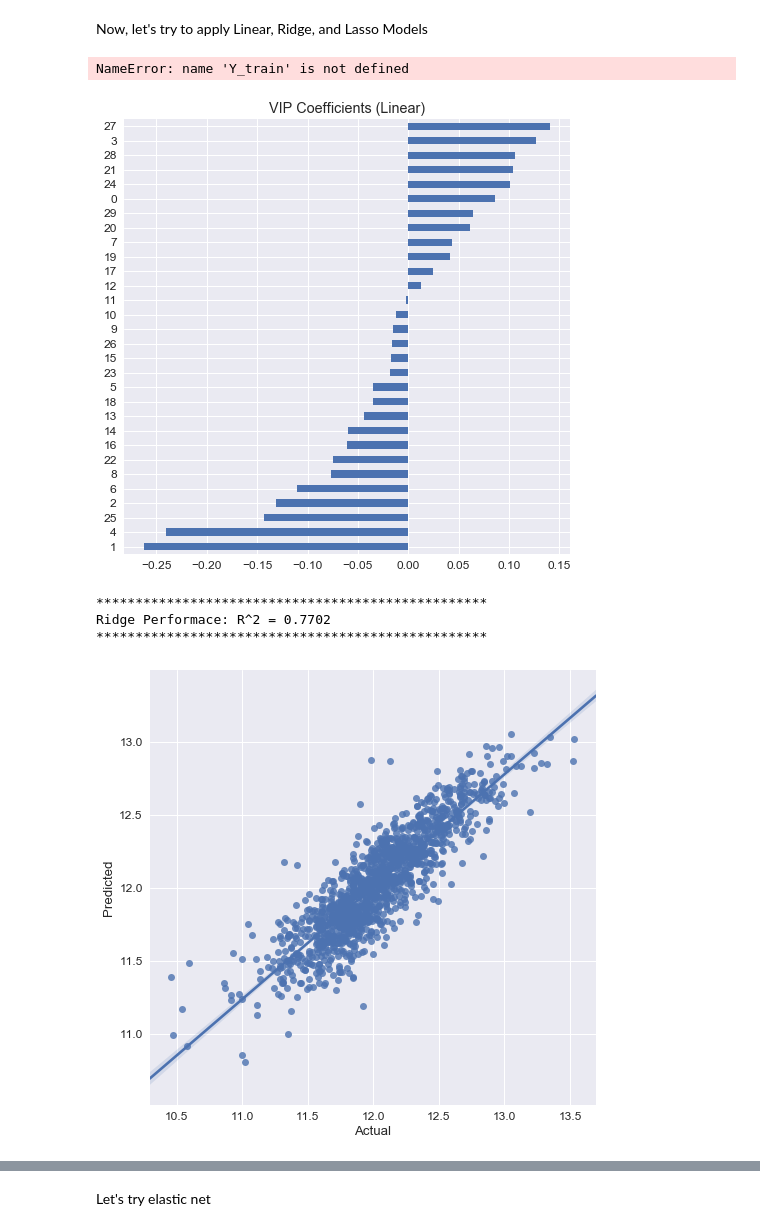
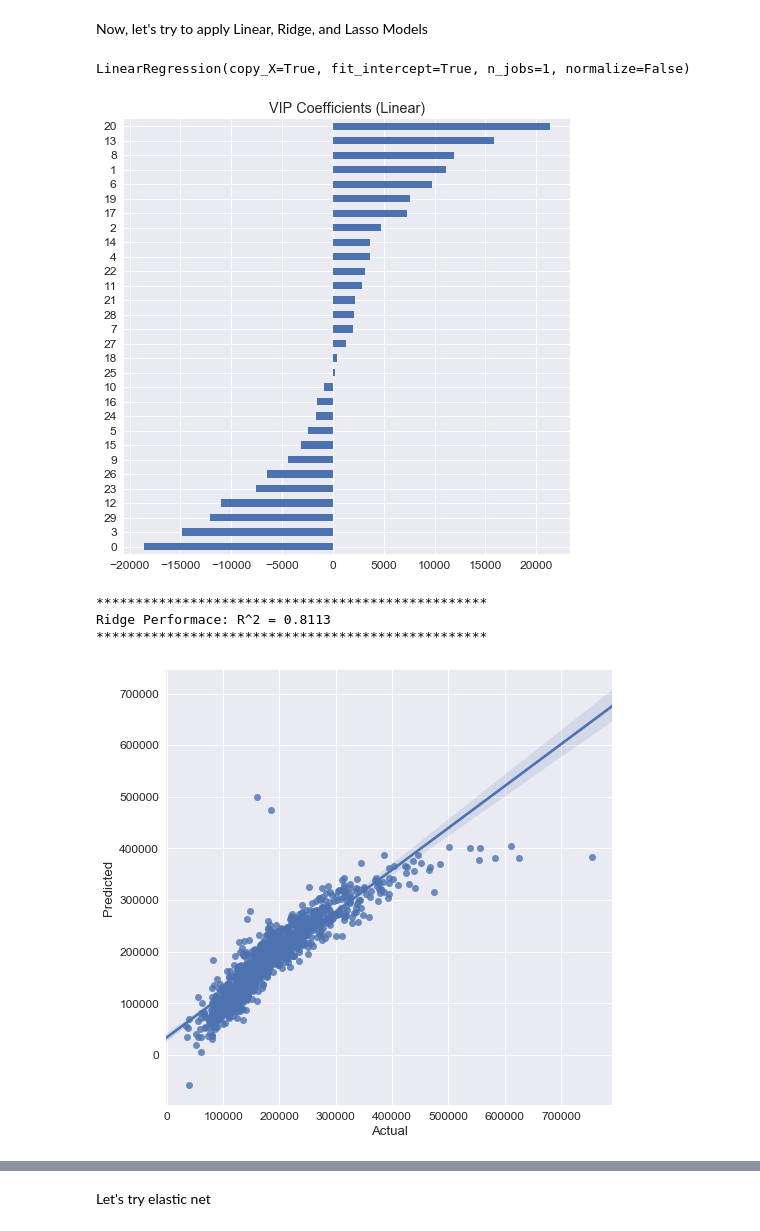
Before and after one commit to reflexiveprophecy/Kaggle_Predict_Ames_Iowa_Housing_Prices, a Jupyter notebook: Wenchang_Qian_Kaggle_Ames_Iowa_Housing_Price_Prediction.ipynb, the cells around one changed output, grey strips where cells are left out. Drawn from its saved outputs; the diff is of its cells as text; code cells hidden in the pictures.

```diff
--- a/Wenchang_Qian_Kaggle_Ames_Iowa_Housing_Price_Prediction.ipynb
+++ b/Wenchang_Qian_Kaggle_Ames_Iowa_Housing_Price_Prediction.ipynb
@@ -745,2 +761,3 @@ housingmodel[skewed_features.index] = np.log1p(housingmodel[skewed_features.inde
 # %%
-housingpca = housingmodel.copy()
+housingpca = housingtrain.copy()
+housingpca
@@ -747,5 +783,3 @@ housingpca = housingmodel.copy()
-# %%
-housingpca = pd.get_dummies(housingpca)
 # %%
 import sklearn.model_selection as ms
 
@@ -896,13 +922,13 @@ def rmse_cv(model):
 # %%
 houseRegr = LinearRegression()
 # %%
-houseRegr.fit(x_pca, y_train)
+houseRegr.fit(X_pca, y_train)
 # %% [output]
-NameError: name 'Y_train' is not defined
+LinearRegression(copy_X=True, fit_intercept=True, n_jobs=1, normalize=False)
 # %%
 hept_Y_pred = houseRegr.predict(X_pca)
 # %%
-model_lin = houseRegr.fit(X_pca, Y_train);
+model_lin = houseRegr.fit(X_pca, y_train);
 coeffs_lin = pd.Series(model_lin.coef_, index = X_pca.dtype.names);
 vip_coeffs_lin = pd.concat([coeffs_lin.sort_values().head(15),
                               coeffs_lin.sort_values().tail(15)])
@@ -911,25 +937,25 @@ fig, ax = plt.subplots(figsize=(8,8));
 vip_coeffs_lin.plot(kind = "barh");
 plt.title("VIP Coefficients (Linear)");
 # %% [output]
-[figure, old version]
+[figure, new version]
 # %%
 predictions_lin = pd.DataFrame({"Predicted":model_lin.predict(X_pca),
-                                  "Actual":Y_train});
+                                  "Actual":y_train});
 predictions_lin["Residual"] = predictions_lin.Actual - predictions_lin.Predicted;
 
 
 print('*'*50)
-print('Ridge Performace: R^2 = {:.4f}'.format(model_lin.score(X_pca, Y_train)))
+print('Ridge Performace: R^2 = {:.4f}'.format(model_lin.score(X_pca, y_train)))
 print('*'*50)
 
 
 fig, ax = plt.subplots(figsize=(8,8));
 sns.regplot(predictions_lin.Actual, predictions_lin.Predicted);
 # %% [output]
 **************************************************
-Ridge Performace: R^2 = 0.7702
+Ridge Performace: R^2 = 0.8113
 **************************************************
-[figure, old version]
+[figure, new version]
 # %%
 model_Ridge = Ridge()
 # %%
```
Also changed, not shown: parts of 55 cells of this notebook, 4 other files.
